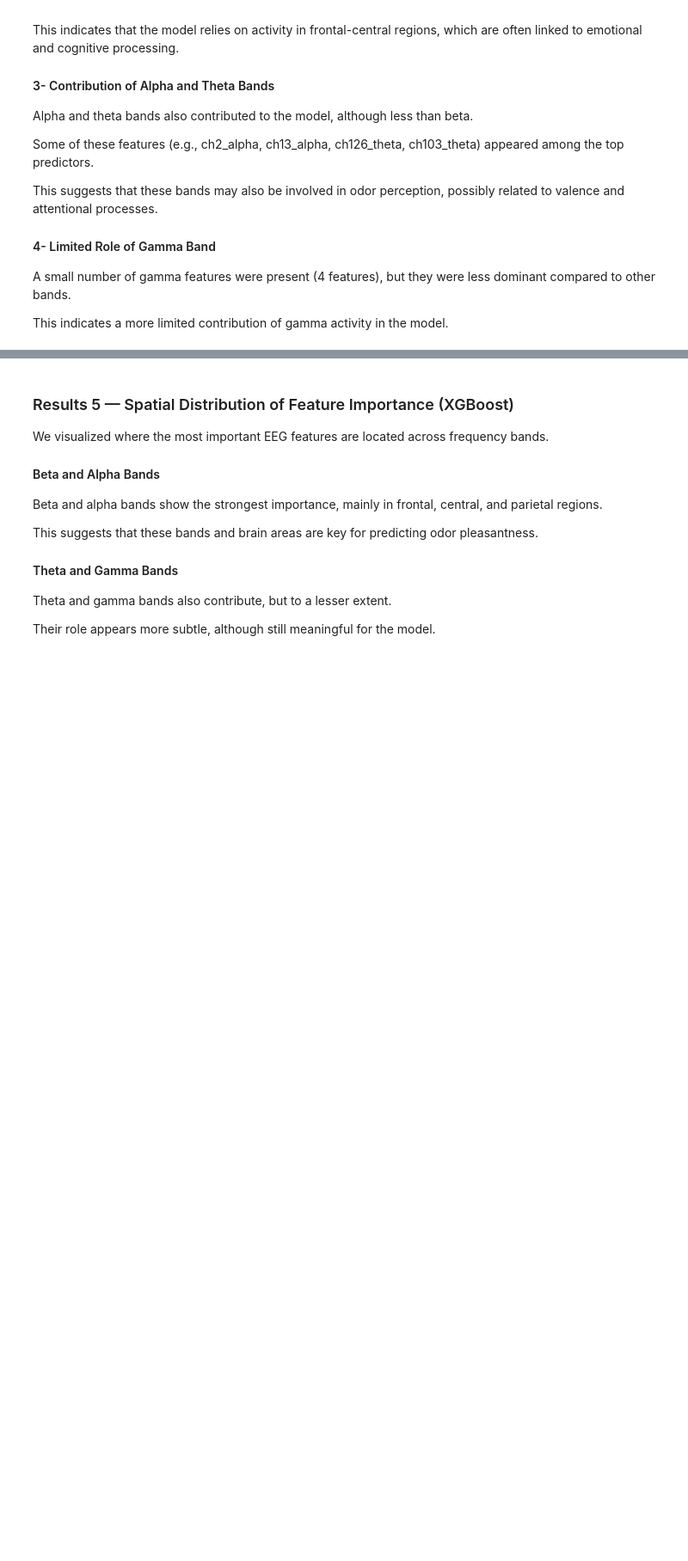
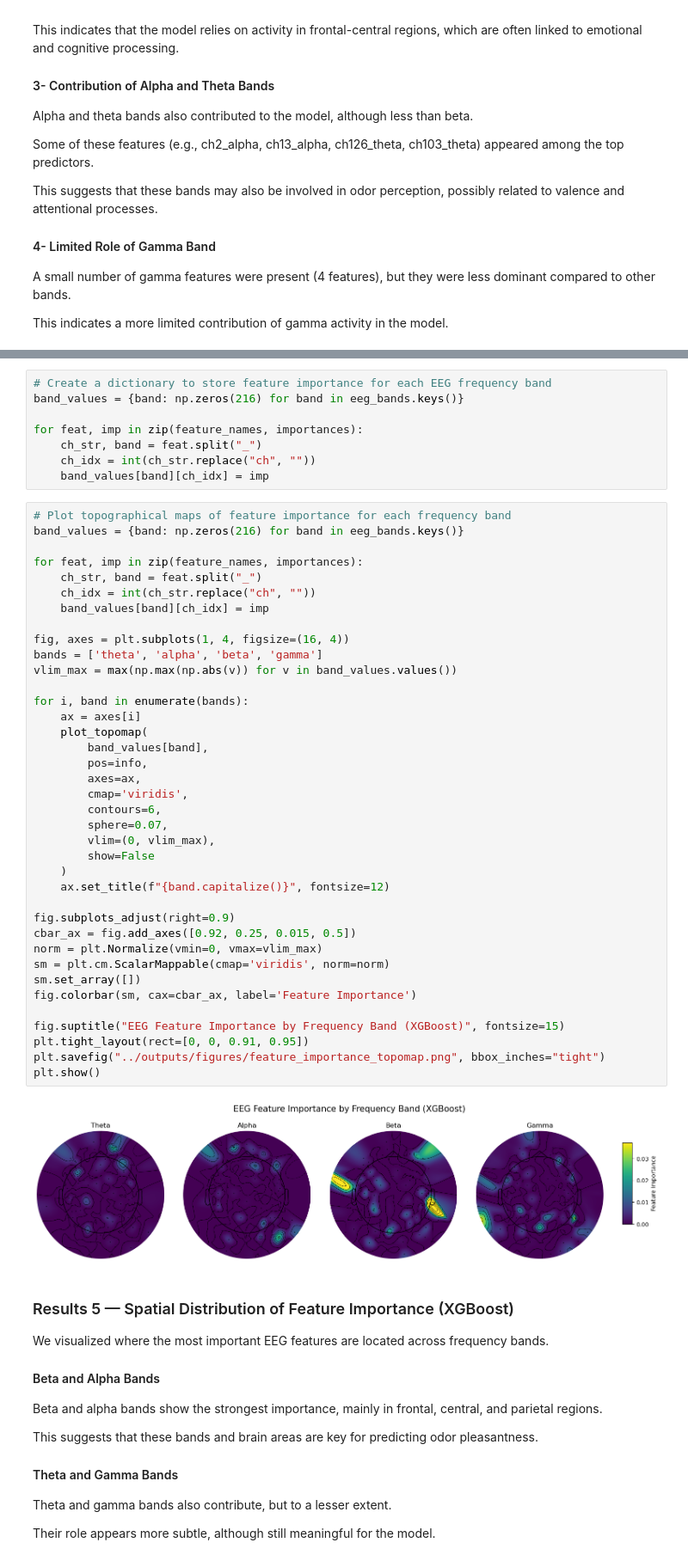
Before and after one commit to psy3019-6973-2026/Hautemaniere_ProjectFinal, a Jupyter notebook: notebook/Odor pleasantness V2.ipynb, the cells around one changed output, grey strips where cells are left out. Shown at 86% size. Saved outputs shown, nothing was run; the diff lists cells and outputs as text; blank space fills up the shorter version.

Commit message:
Add model evaluation results and feature importance outputs

```diff
--- a/notebook/Odor pleasantness V2.ipynb
+++ b/notebook/Odor pleasantness V2.ipynb
@@ -936,3 +919,51 @@ This figure includes Axes that are not compatible with tight_layout, so results
+# %%
+# Create a dictionary to store feature importance for each EEG frequency band
+band_values = {band: np.zeros(216) for band in eeg_bands.keys()}
+
+for feat, imp in zip(feature_names, importances):
+    ch_str, band = feat.split("_")
+    ch_idx = int(ch_str.replace("ch", ""))
+    band_values[band][ch_idx] = imp
+# %%
+# Plot topographical maps of feature importance for each frequency band
+band_values = {band: np.zeros(216) for band in eeg_bands.keys()}
+
+for feat, imp in zip(feature_names, importances):
+    ch_str, band = feat.split("_")
+    ch_idx = int(ch_str.replace("ch", ""))
+    band_values[band][ch_idx] = imp
+
+fig, axes = plt.subplots(1, 4, figsize=(16, 4))
+bands = ['theta', 'alpha', 'beta', 'gamma']
+vlim_max = max(np.max(np.abs(v)) for v in band_values.values())
+
+for i, band in enumerate(bands):
+    ax = axes[i]
+    plot_topomap(
+        band_values[band],
+        pos=info,
+        axes=ax,
+        cmap='viridis',
+        contours=6,
+        sphere=0.07,
+        vlim=(0, vlim_max),
+        show=False
+    )
+    ax.set_title(f"{band.capitalize()}", fontsize=12)
+
+fig.subplots_adjust(right=0.9)
+cbar_ax = fig.add_axes([0.92, 0.25, 0.015, 0.5])
+norm = plt.Normalize(vmin=0, vmax=vlim_max)
+sm = plt.cm.ScalarMappable(cmap='viridis', norm=norm)
+sm.set_array([])
+fig.colorbar(sm, cax=cbar_ax, label='Feature Importance')
+
+fig.suptitle("EEG Feature Importance by Frequency Band (XGBoost)", fontsize=15)
+plt.tight_layout(rect=[0, 0, 0.91, 0.95])
+plt.savefig("../outputs/figures/feature_importance_topomap.png", bbox_inches="tight")
+plt.show()
+# %% [output]
+[figure, added]
 # %% [markdown]
 ### Results 5 — Spatial Distribution of Feature Importance (XGBoost)
 
```
Also changed, not shown: parts of 9 cells of this notebook, 24 other files.
